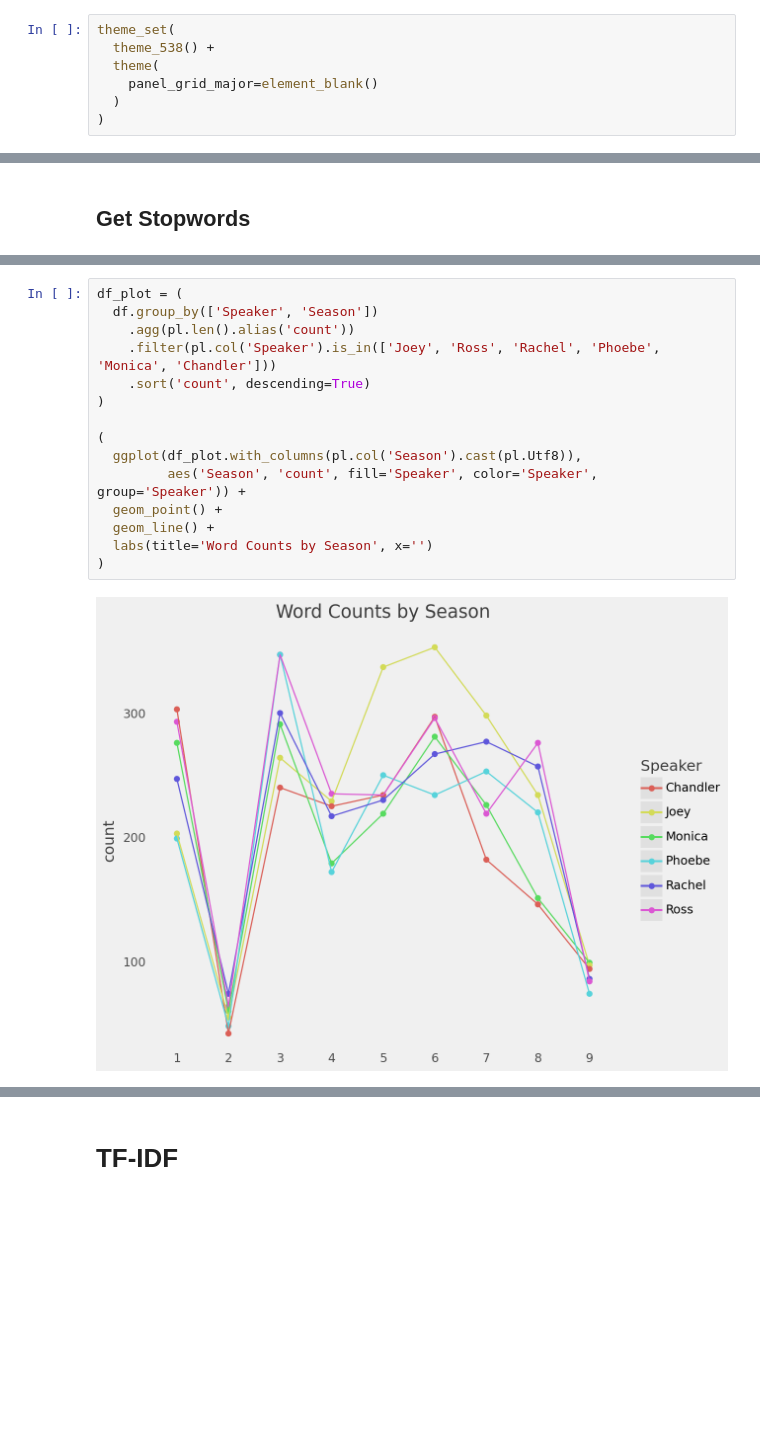
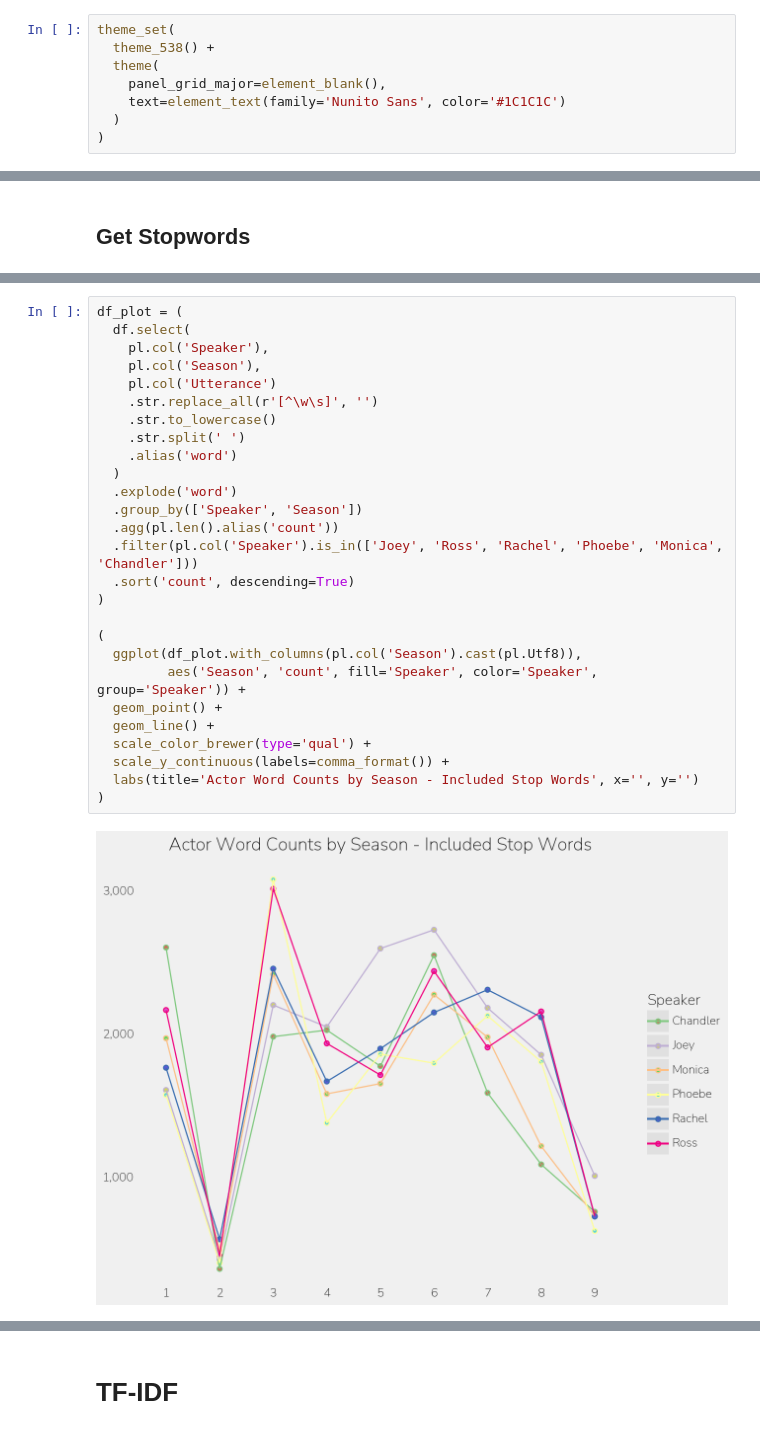
Before and after one commit to antontolk/cs-7643-project, a Jupyter notebook: analysis/data-analytics.ipynb, the cells around one changed output, grey strips where cells are left out. Cells and saved outputs as stored; diff of their text form; blank space fills up the shorter version.

```diff
--- a/analysis/data-analytics.ipynb
+++ b/analysis/data-analytics.ipynb
@@ -10,7 +25,8 @@ from nltk.corpus import stopwords
 theme_set(
   theme_538() +
   theme(
-    panel_grid_major=element_blank()
+    panel_grid_major=element_blank(),
+    text=element_text(family='Nunito Sans', color='#1C1C1C')
   )
 )
 # %% [output]
@@ -113,18 +348,30 @@ shape: (1, 11)
 # %%
 df_plot = (
-  df.group_by(['Speaker', 'Season'])
-    .agg(pl.len().alias('count'))
-    .filter(pl.col('Speaker').is_in(['Joey', 'Ross', 'Rachel', 'Phoebe', 'Monica', 'Chandler']))
-    .sort('count', descending=True)
+  df.select(
+    pl.col('Speaker'),
+    pl.col('Season'),
+    pl.col('Utterance')
+    .str.replace_all(r'[^\w\s]', '')
+    .str.to_lowercase()
+    .str.split(' ')
+    .alias('word')
+  )
+  .explode('word')
+  .group_by(['Speaker', 'Season'])
+  .agg(pl.len().alias('count'))
+  .filter(pl.col('Speaker').is_in(['Joey', 'Ross', 'Rachel', 'Phoebe', 'Monica', 'Chandler']))
+  .sort('count', descending=True)
 )
 
 (
   ggplot(df_plot.with_columns(pl.col('Season').cast(pl.Utf8)),
          aes('Season', 'count', fill='Speaker', color='Speaker', group='Speaker')) +
   geom_point() +
   geom_line() +
-  labs(title='Word Counts by Season', x='')
+  scale_color_brewer(type='qual') +
+  scale_y_continuous(labels=comma_format()) +
+  labs(title='Actor Word Counts by Season - Included Stop Words', x='', y='')
 )
 # %% [output]
-[figure, old version]
+[figure, new version]
 # %%
```
Also changed, not shown: parts of 45 cells of this notebook.
